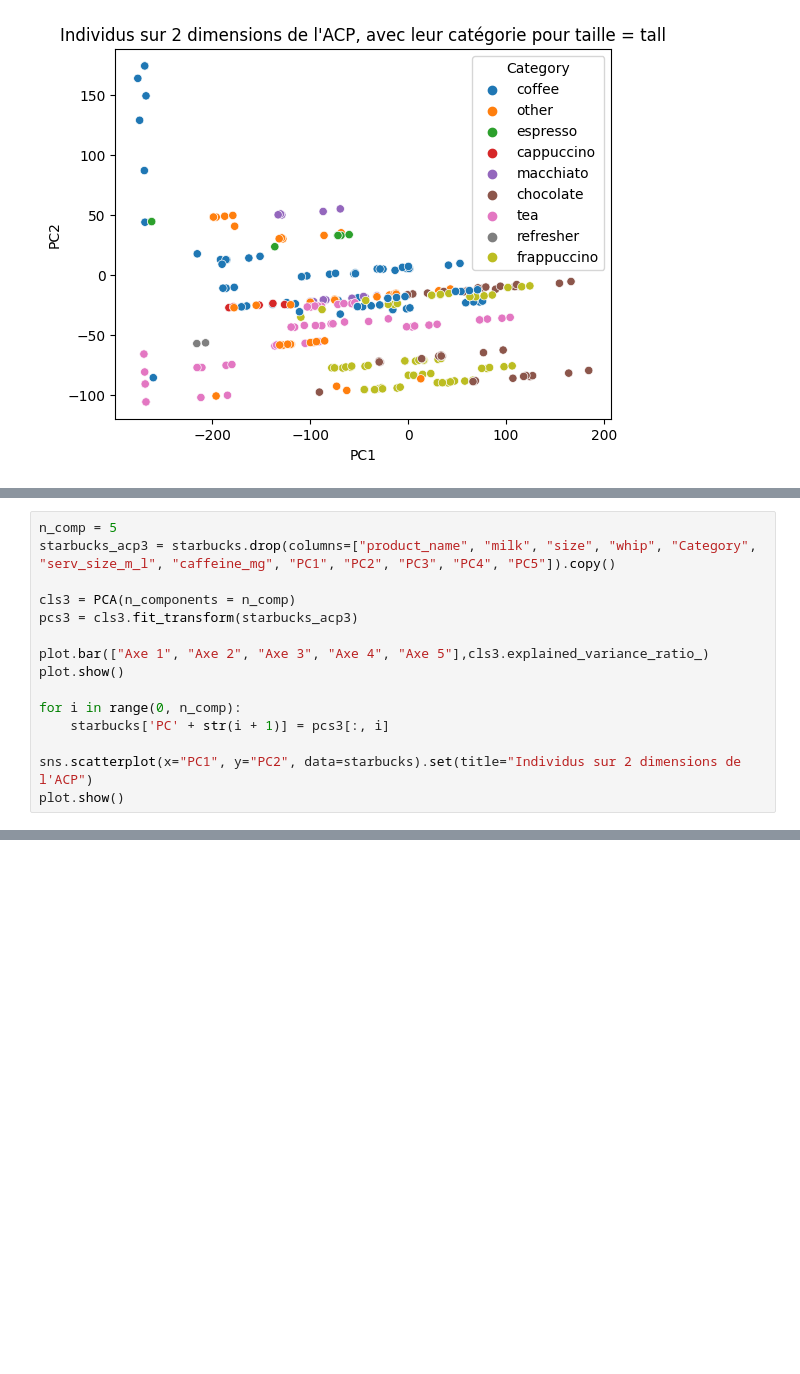
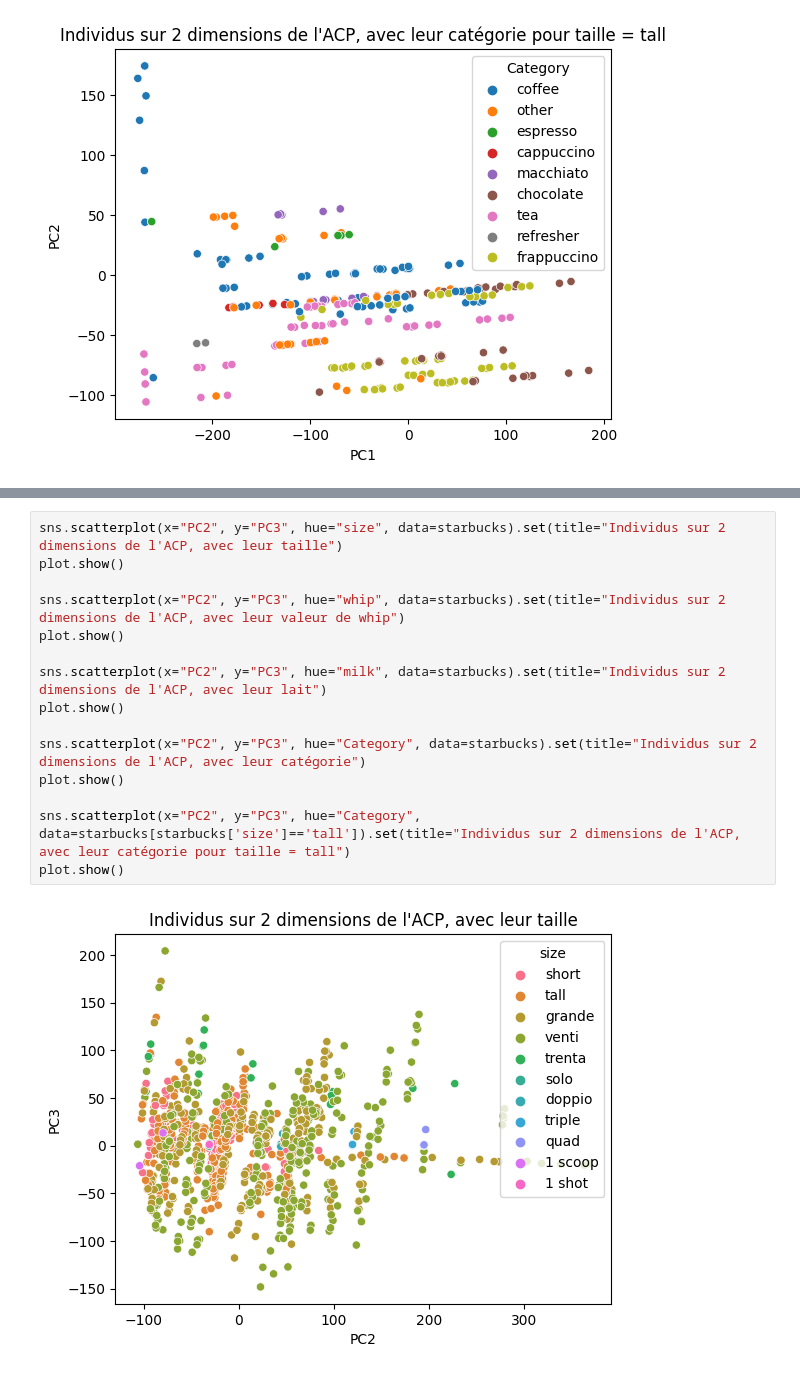
Before and after one commit to bsellier/SY09, a Jupyter notebook: SY09_Starbucks.ipynb, the cells around one changed output, grey strips where cells are left out. Saved outputs shown, nothing was run; the diff lists cells and outputs as text; blank space fills up the shorter version.

```diff
--- a/SY09_Starbucks.ipynb
+++ b/SY09_Starbucks.ipynb
@@ -561,15 +663,0 @@ plot.show()
-# %%
-n_comp = 5
-starbucks_acp3 = starbucks.drop(columns=["product_name", "milk", "size", "whip", "Category", "serv_size_m_l", "caffeine_mg", "PC1", "PC2", "PC3", "PC4", "PC5"]).copy()
-
-cls3 = PCA(n_components = n_comp)
-pcs3 = cls3.fit_transform(starbucks_acp3)
-
-plot.bar(["Axe 1", "Axe 2", "Axe 3", "Axe 4", "Axe 5"],cls3.explained_variance_ratio_)
-plot.show()
-
-for i in range(0, n_comp):
-    starbucks['PC' + str(i + 1)] = pcs3[:, i]
-
-sns.scatterplot(x="PC1", y="PC2", data=starbucks).set(title="Individus sur 2 dimensions de l'ACP")
-plot.show()
@@ -620,0 +664,17 @@ plot.show()
+# %%
+sns.scatterplot(x="PC2", y="PC3", hue="size", data=starbucks).set(title="Individus sur 2 dimensions de l'ACP, avec leur taille")
+plot.show()
+
+sns.scatterplot(x="PC2", y="PC3", hue="whip", data=starbucks).set(title="Individus sur 2 dimensions de l'ACP, avec leur valeur de whip")
+plot.show()
+
+sns.scatterplot(x="PC2", y="PC3", hue="milk", data=starbucks).set(title="Individus sur 2 dimensions de l'ACP, avec leur lait")
+plot.show()
+
+sns.scatterplot(x="PC2", y="PC3", hue="Category", data=starbucks).set(title="Individus sur 2 dimensions de l'ACP, avec leur catégorie")
+plot.show()
+
+sns.scatterplot(x="PC2", y="PC3", hue="Category", data=starbucks[starbucks['size']=='tall']).set(title="Individus sur 2 dimensions de l'ACP, avec leur catégorie pour taille = tall")
+plot.show()
+# %% [output]
+[figure, added]
```
Also changed, not shown: parts of 13 cells of this notebook.
